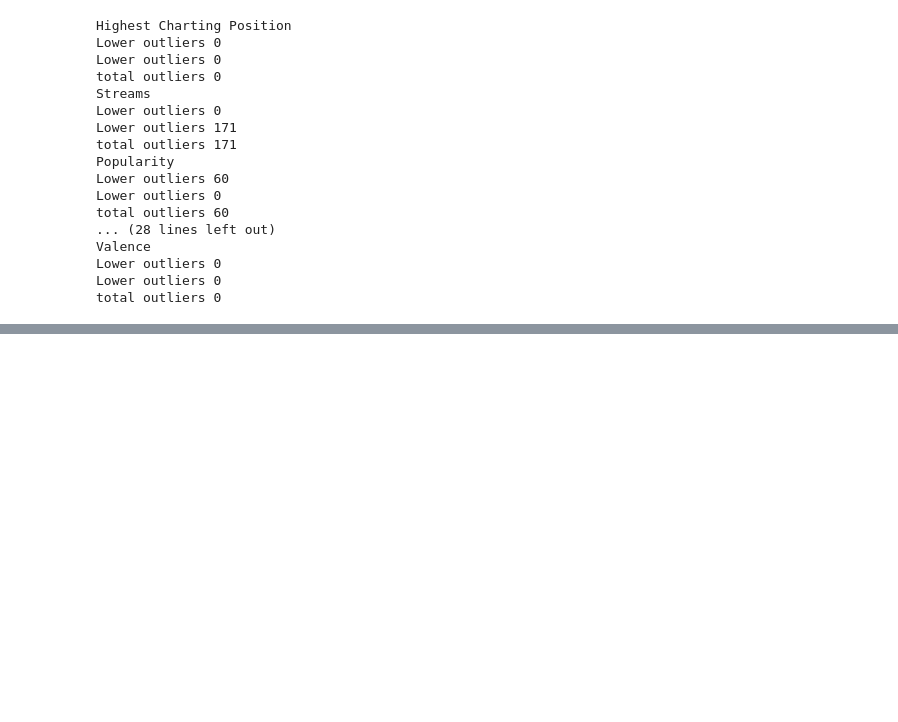
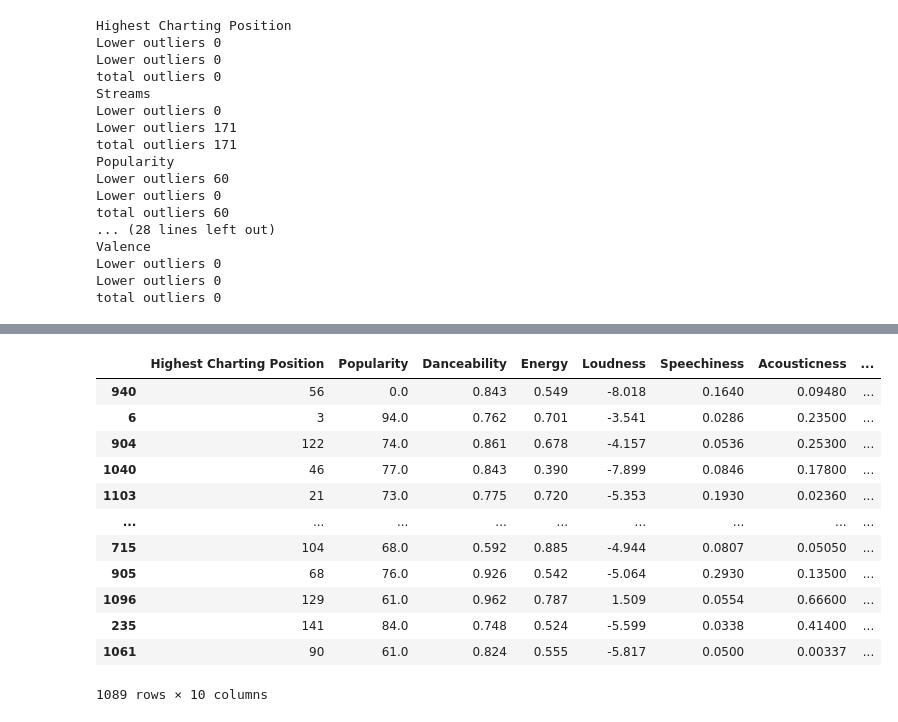
Before and after one commit to anish2105/Spotify, a Jupyter notebook: Spotify.ipynb, the cells around one changed output, grey strips where cells are left out. Cells and saved outputs as stored; diff of their text form; code cells hidden in the pictures; blank space fills up the shorter version.

```diff
--- a/Spotify.ipynb
+++ b/Spotify.ipynb
@@ -721,9 +734,9 @@ total outliers 0
 # %%
-for cols in data.columns:
-    Q1 = data[cols].quantile(0.25)
-    Q3 = data[cols].quantile(0.75)
-    iqr = Q3 - Q1
+# for cols in data.columns[2:]:
+#     Q1 = data[cols].quantile(0.25)
+#     Q3 = data[cols].quantile(0.75)
+#     iqr = Q3 - Q1
 
-    low = Q1-1.5*iqr
-    high = Q3+1.5*iqr
-    data.loc[(data[cols] < low) | (data[cols] > high), cols] = data[cols].median()
+#     low = Q1-1.5*iqr
+#     high = Q3+1.5*iqr
+#     data.loc[(data[cols] < low) | (data[cols] > high), cols] = data[cols].median()
@@ -767,0 +769,28 @@ for i in data.columns:
+# %%
+data['Streams'] = data['Streams'].astype('float64')
+# %%
+x = data.drop('Streams' , axis = 1)
+y = data['Streams']
+# %%
+from sklearn.model_selection import train_test_split
+#Spliting the dataset into training set and test set
+#They are divided in the following order: 70% training set , 30% testing set
+#random_state is used so that same order of set is used instead of shuffle set of data whenever we run the analysis.
+
+x_train, x_test, y_train, y_test = train_test_split(x,y, test_size= 0.3 , random_state = 1)
+# %%
+x_train
+# %% [output]
+|  | Highest Charting Position | Popularity | Danceability | Energy | Loudness | Speechiness | Acousticness | ... |
+| 940 | 56 | 0.0 | 0.843 | 0.549 | -8.018 | 0.1640 | 0.09480 | ... |
+| 6 | 3 | 94.0 | 0.762 | 0.701 | -3.541 | 0.0286 | 0.23500 | ... |
+| 904 | 122 | 74.0 | 0.861 | 0.678 | -4.157 | 0.0536 | 0.25300 | ... |
+| 1040 | 46 | 77.0 | 0.843 | 0.390 | -7.899 | 0.0846 | 0.17800 | ... |
+| 1103 | 21 | 73.0 | 0.775 | 0.720 | -5.353 | 0.1930 | 0.02360 | ... |
+| ... | ... | ... | ... | ... | ... | ... | ... | ... |
+| 715 | 104 | 68.0 | 0.592 | 0.885 | -4.944 | 0.0807 | 0.05050 | ... |
+| 905 | 68 | 76.0 | 0.926 | 0.542 | -5.064 | 0.2930 | 0.13500 | ... |
+| 1096 | 129 | 61.0 | 0.962 | 0.787 | 1.509 | 0.0554 | 0.66600 | ... |
+| 235 | 141 | 84.0 | 0.748 | 0.524 | -5.599 | 0.0338 | 0.41400 | ... |
+| 1061 | 90 | 61.0 | 0.824 | 0.555 | -5.817 | 0.0500 | 0.00337 | ... |
+1089 rows × 10 columns
```
Also changed, not shown: parts of 35 cells of this notebook.
